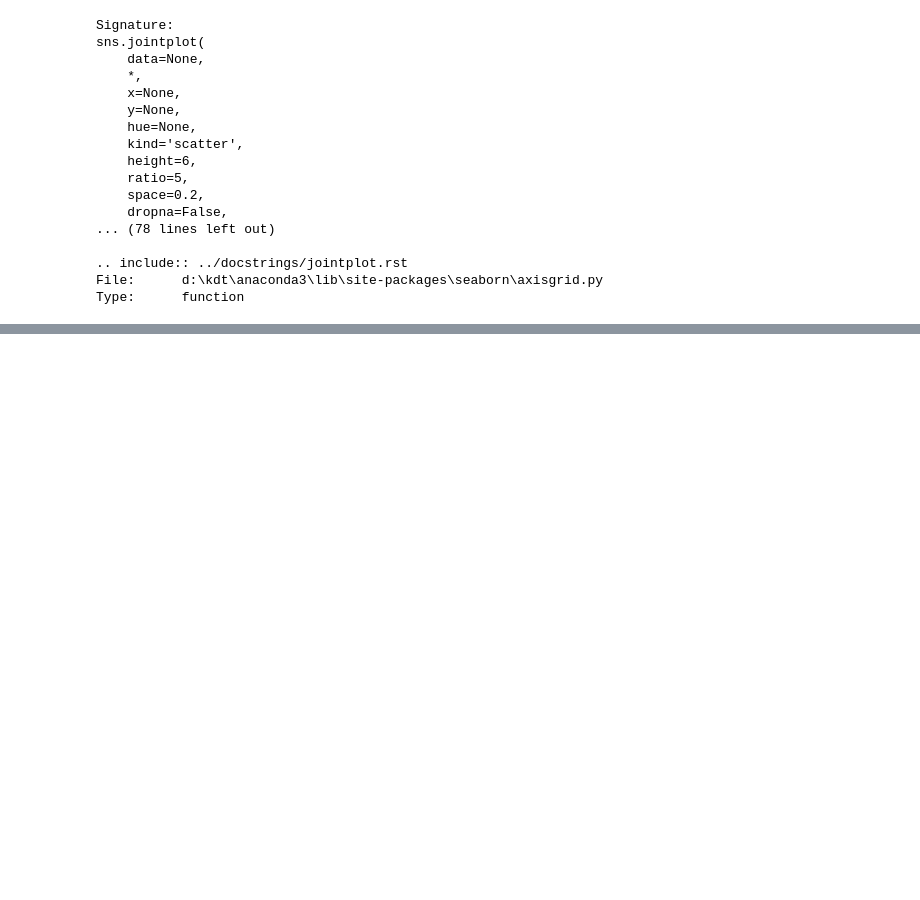
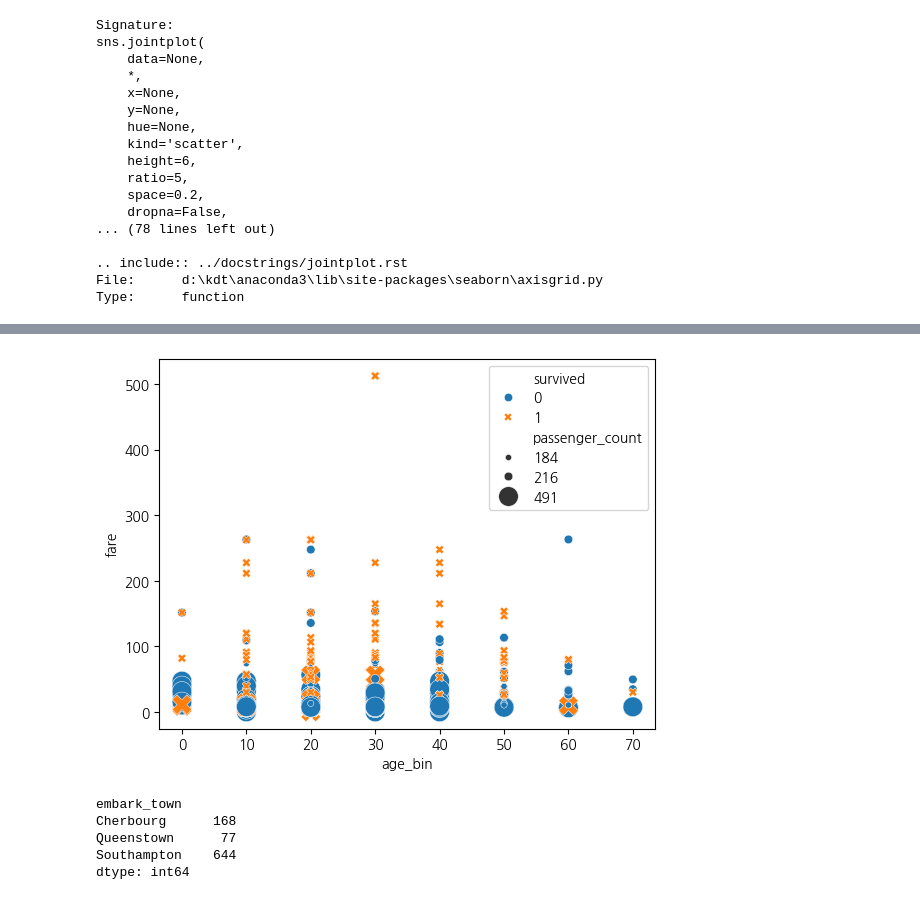
Before and after one commit to june2598/pythonstudy, a Jupyter notebook: data_visualization/titanic_시각화.ipynb, the cells around one changed output, grey strips where cells are left out. Cells and saved outputs as stored; diff of their text form; code cells hidden in the pictures; blank space fills up the shorter version.

```diff
--- a/data_visualization/titanic_시각화.ipynb
+++ b/data_visualization/titanic_시각화.ipynb
@@ -412,0 +515,18 @@ Type:      function
+# %%
+passenger_counts = df_titanic['pclass'].value_counts()
+
+df_titanic['passenger_count'] = df_titanic['pclass'].map(passenger_counts)
+
+sns.scatterplot(data=df_titanic, x='age_bin', y='fare', size='passenger_count', sizes=(20, 200), hue='survived',style='survived')
+
+plt.show()
+# %% [output]
+[figure, added]
+# %%
+df_titanic.groupby('embark_town',observed=True).size()
+# %% [output]
+embark_town
+Cherbourg      168
+Queenstown      77
+Southampton    644
+dtype: int64
```
Also changed, not shown: parts of 15 cells of this notebook, 4 other files.
